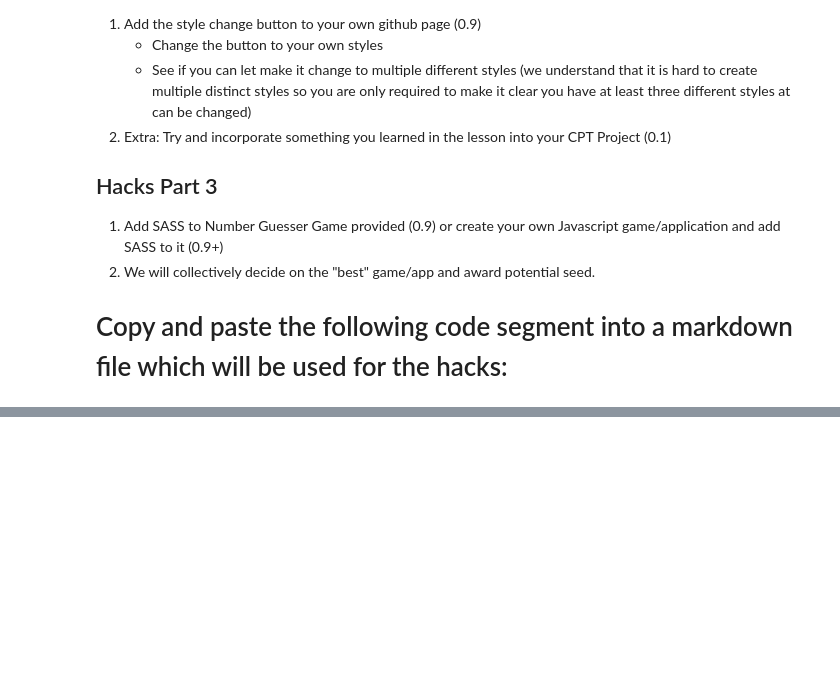
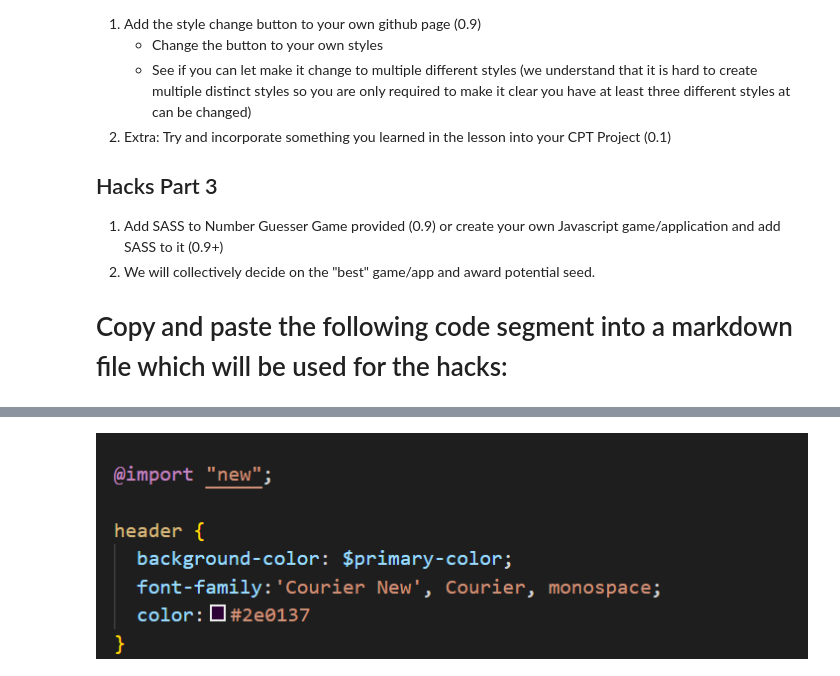
Before and after one commit to vardaansinha/devops, a Jupyter notebook: _notebooks/2023-04-25-P4Y-SASSGuide.ipynb, the cells around one changed output, grey strips where cells are left out. Drawn from its saved outputs; the diff is of its cells as text; code cells hidden in the pictures; blank space fills up the shorter version.

```diff
--- a/_notebooks/2023-04-25-P4Y-SASSGuide.ipynb
+++ b/_notebooks/2023-04-25-P4Y-SASSGuide.ipynb
@@ -84,0 +85,7 @@ For the first hacks I changed every header to the color green for the hacks for
+# %%
+from PIL import Image
+
+sasspart2 = Image.open("../images/sasspart2.PNG")
+display(sasspart2)
+# %% [output]
+[figure, added]
```
Also changed, not shown: parts of 4 cells of this notebook.
